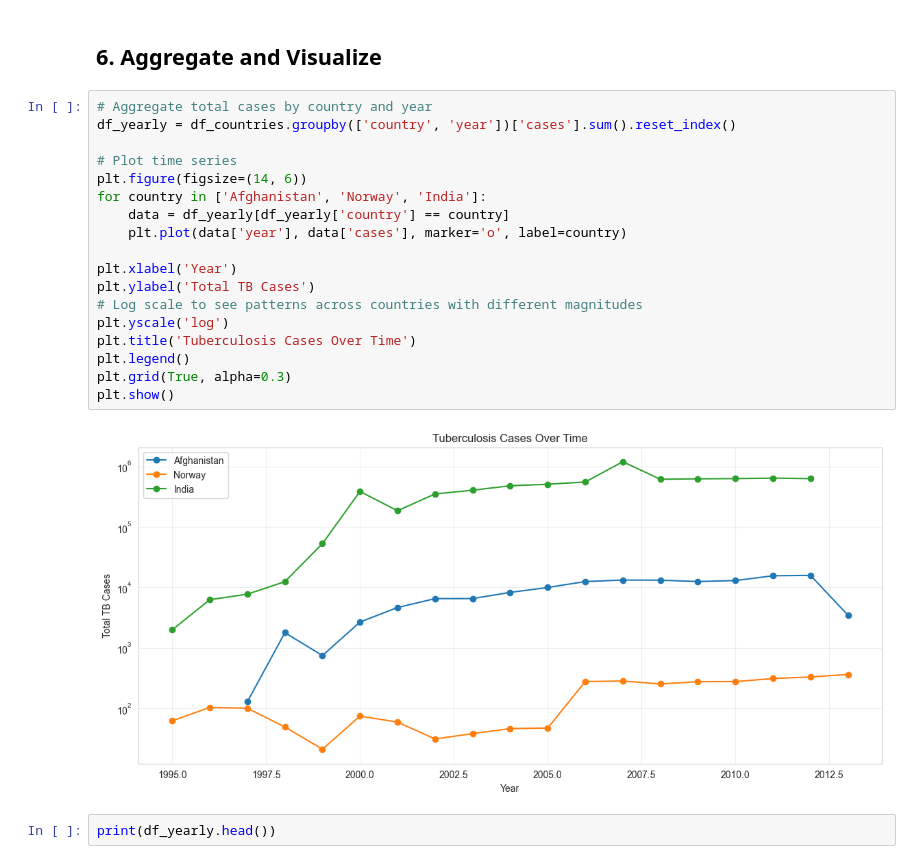
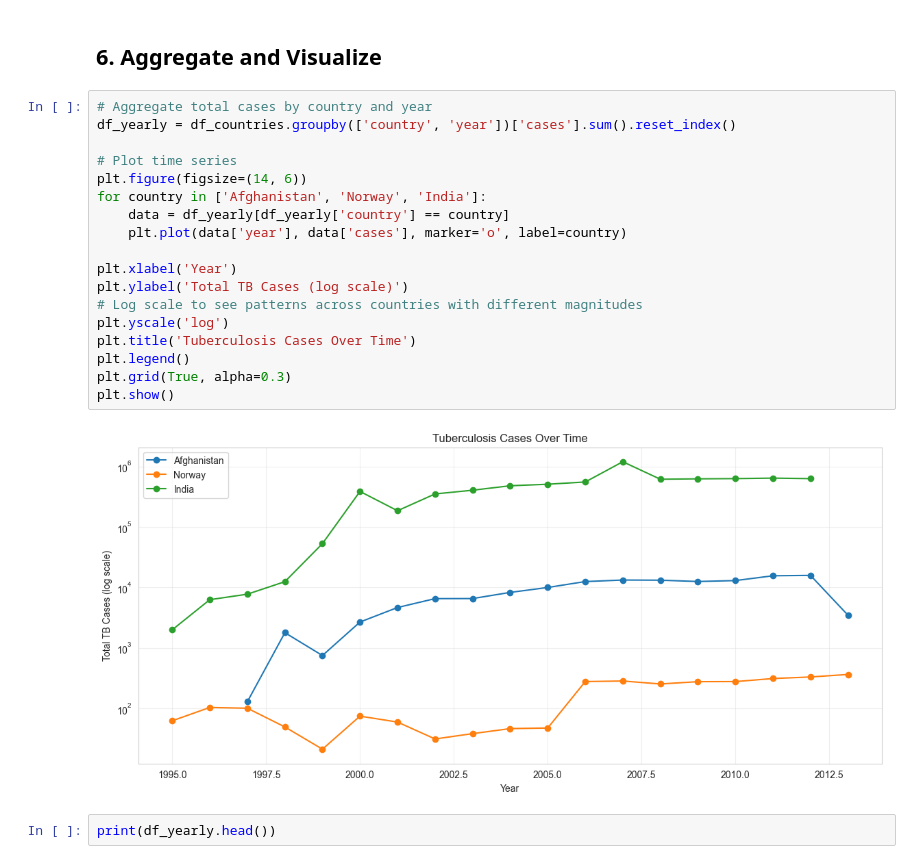
Before and after one commit to andreasgrevle/MB221, a Jupyter notebook: who_tuberculosis.ipynb, the cells around one changed output. Cells and saved outputs as stored; diff of their text form.

```diff
--- a/who_tuberculosis.ipynb
+++ b/who_tuberculosis.ipynb
@@ -150,23 +150,23 @@ Countries data sample:
 # %%
 # Aggregate total cases by country and year
 df_yearly = df_countries.groupby(['country', 'year'])['cases'].sum().reset_index()
 
 # Plot time series
 plt.figure(figsize=(14, 6))
 for country in ['Afghanistan', 'Norway', 'India']:
     data = df_yearly[df_yearly['country'] == country]
     plt.plot(data['year'], data['cases'], marker='o', label=country)
 
 plt.xlabel('Year')
-plt.ylabel('Total TB Cases')
+plt.ylabel('Total TB Cases (log scale)')
 # Log scale to see patterns across countries with different magnitudes
 plt.yscale('log')
 plt.title('Tuberculosis Cases Over Time')
 plt.legend()
 plt.grid(True, alpha=0.3)
 plt.show()
 # %% [output]
-[figure, old version]
+[figure, new version]
 # %%
 print(df_yearly.head())
 # %% [output]
```
Also changed, not shown: parts of 1 cell of this notebook, 6 other files.
